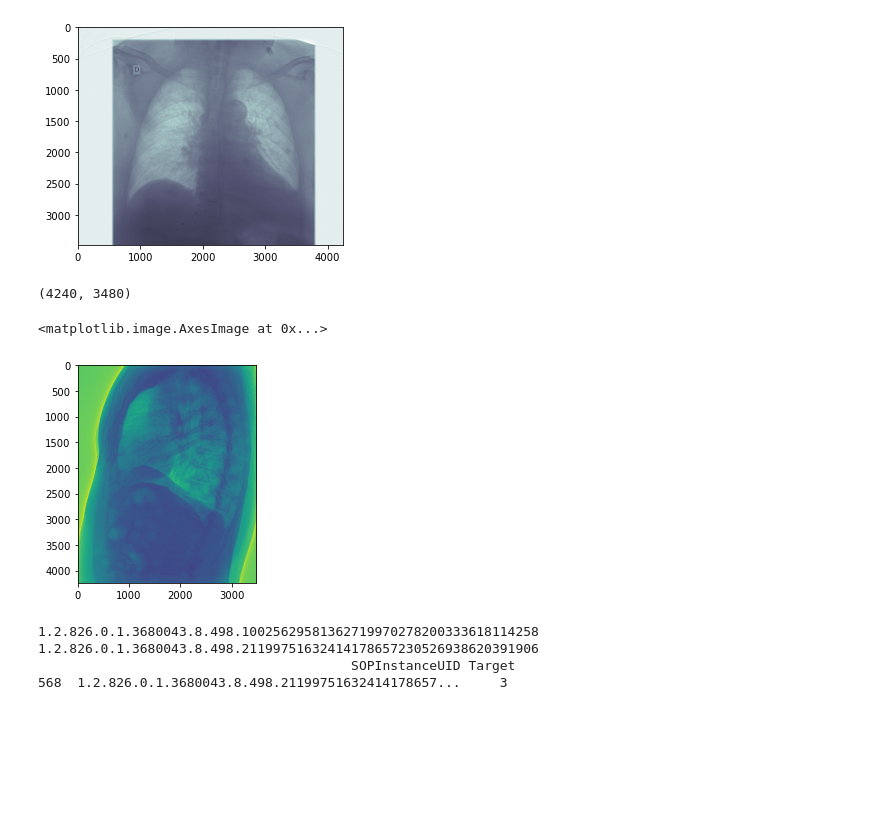
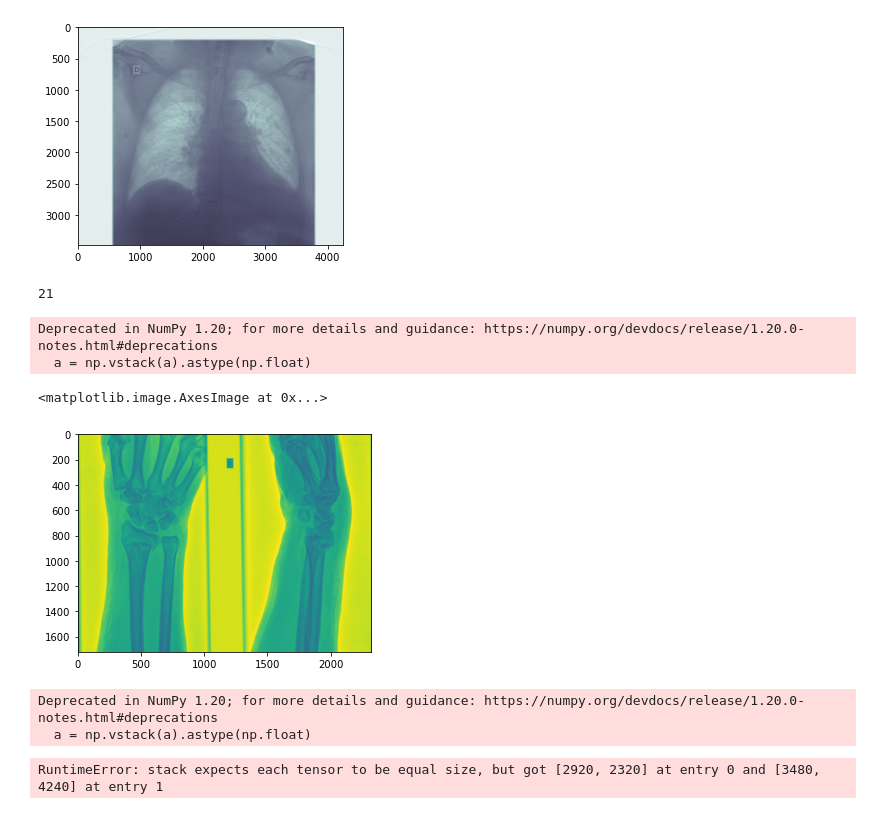
Before and after one commit to hekoh99/pytorch_exercise, a Jupyter notebook: kaggle/x-ray/classification_Xray.ipynb, the cells around one changed output. Cells and saved outputs as stored; diff of their text form; code cells hidden in the pictures; blank space fills up the shorter version.

Commit message:
data

```diff
--- a/kaggle/x-ray/classification_Xray.ipynb
+++ b/kaggle/x-ray/classification_Xray.ipynb
@@ -63,9 +63,9 @@ import glob
 train_dcms = glob.glob(TRAIN_PATH + '*/*/*/*.dcm')
 # %%
 class CustomSet(Dataset):
-    def __init__(self, dcms, classes, path, mode, transforms):
+    def __init__(self, dcms, dataframe, path, mode, transforms):
         self.dcms = dcms
-        self.classes = classes
+        self.dataframe = dataframe
         self.mode = mode
         self.transforms = transforms
         self.path = path
@@ -75,34 +75,26 @@ class CustomSet(Dataset):
 
     def __getitem__(self, idx):
         dcm = pydicom.dcmread(self.dcms[idx])
-        return dcm
+        a = dcm.pixel_array
+        a = np.vstack(a).astype(np.float)
+        img = torch.from_numpy(a)
+        uid = self.dcms[idx].split('/')[7][:-6]
+        target_row = self.dataframe.loc[(self.dataframe["SOPInstanceUID"] == uid)]
+        label = int(target_row['Target'].values[0].split(' ')[0])
+        return img, label
 # %%
 train_transforms = transforms.Compose([
     transforms.Resize((360 , 360)) ,
-    transforms.RandomHorizontalFlip(p = 0.5) , # 0.5 확률로 좌우 반전
-    transforms.ToTensor() ,
 ])
 
-check = CustomSet(train_dcms , [1,2], TRAIN_PATH , "train" , train_transforms)
-print(check[0].pixel_array.shape)
-plt.imshow(check[0].pixel_array)
+df = pd.read_csv('./data/train.csv')
+check = CustomSet(train_dcms , df, TRAIN_PATH , "train" , train_transforms)
+img, label = check[100]
+print(label)
+plt.imshow(img)
 # %% [output]
-(4240, 3480)
+21
-<matplotlib.image.AxesImage at 0x...>
+Deprecated in NumPy 1.20; for more details and guidance: https://numpy.org/devdocs/release/1.20.0-notes.html#deprecations
+  a = np.vstack(a).astype(np.float)
+<matplotlib.image.AxesImage at 0x...>
-[figure, old version]
+[figure, new version]
-# %%
-# 데이터 라벨링 처리
-
-train_csv = "./data/train.csv"
-df = pd.read_csv(train_csv)
-df
-print(df["SOPInstanceUID"][0])
-print(train_dcms[0].split('/')[7][:-6])
-target = train_dcms[0].split('/')[7][:-6]
-find_data = df.loc[(df["SOPInstanceUID"] == target)]
-print(find_data)
-# %% [output]
-1.2.826.0.1.3680043.8.498.10025629581362719970278200333618114258
-1.2.826.0.1.3680043.8.498.21199751632414178657230526938620391906
-                                        SOPInstanceUID Target
-568  1.2.826.0.1.3680043.8.498.21199751632414178657...     3
@@ -108,0 +105,6 @@ print(find_data)
+# %%
+feature, label = next(iter(train))
+# %% [output]
+Deprecated in NumPy 1.20; for more details and guidance: https://numpy.org/devdocs/release/1.20.0-notes.html#deprecations
+  a = np.vstack(a).astype(np.float)
+RuntimeError: stack expects each tensor to be equal size, but got [2920, 2320] at entry 0 and [3480, 4240] at entry 1
```
Also changed, not shown: parts of 1 cell of this notebook.
